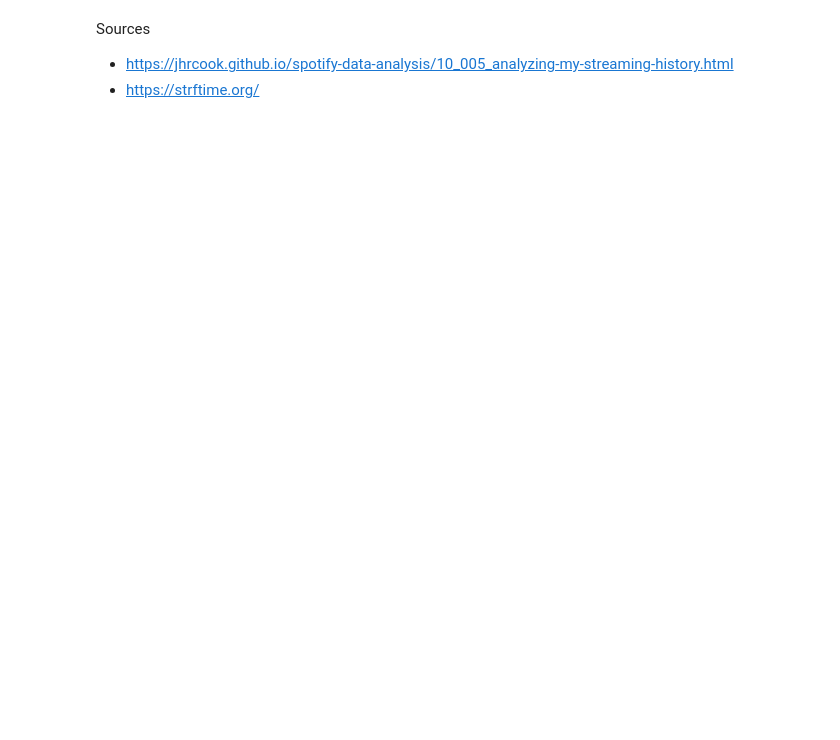
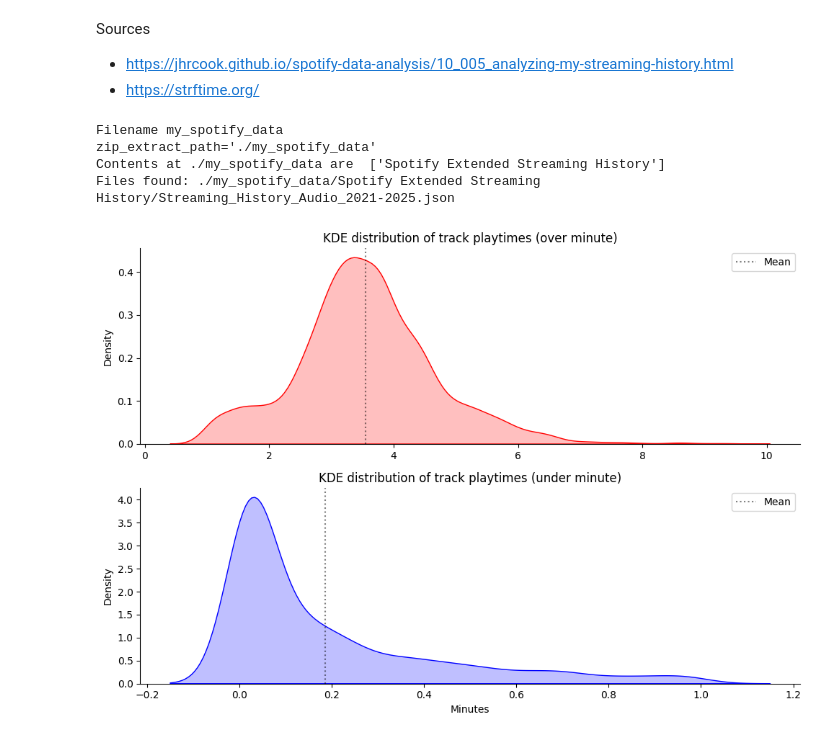
Before and after one commit to d1vij/spotify-data-analysis, a Jupyter notebook: analysis.ipynb, the cells around one changed output. Saved outputs shown, nothing was run; the diff lists cells and outputs as text; code cells hidden in the pictures; blank space fills up the shorter version.

```diff
--- a/analysis.ipynb
+++ b/analysis.ipynb
@@ -46,6 +29,21 @@ df.to_json("df.json", orient="records")
+# %%
+from utils.process_zip import process_zip
+
+zip_path = "./my_spotify_data.zip"
+filters: list[SongAttributes] = ["ts", "ms_played", "master_metadata_track_name", "master_metadata_album_artist_name", "master_metadata_album_album_name", "spotify_track_uri"]
+
+compiled_json_path = process_zip(zip_path, filters)
+df = pd.read_json(compiled_json_path)
+
+# Converting the ts column to datetime object
+df["ts"] = pd.to_datetime(df["ts"])
+# %% [output]
+Filename my_spotify_data
+zip_extract_path='./my_spotify_data'
+Contents at ./my_spotify_data are  ['Spotify Extended Streaming History']
+Files found: ./my_spotify_data/Spotify Extended Streaming History/Streaming_History_Audio_2021-2025.json
 # %%
-fig, ax = plt.subplots(2,1, figsize=(10,5))
-fig.suptitle("KDE Distributions for all tracks", fontsize=23)
-Plots.track_playtime_kde_dist(df, ax[0], ax[1])
-plt.tight_layout()
-plt.show()
+# filled Line plot ??
+Plots.track_playtime_kde_dist(df)
+# %% [output]
+[figure, added]
```
Also changed, not shown: parts of 17 cells of this notebook, 15 other files.
